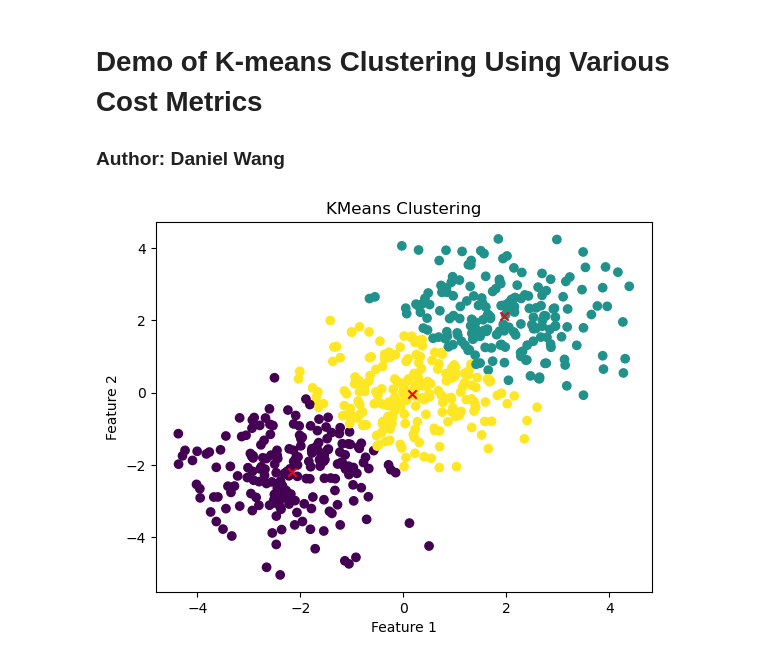
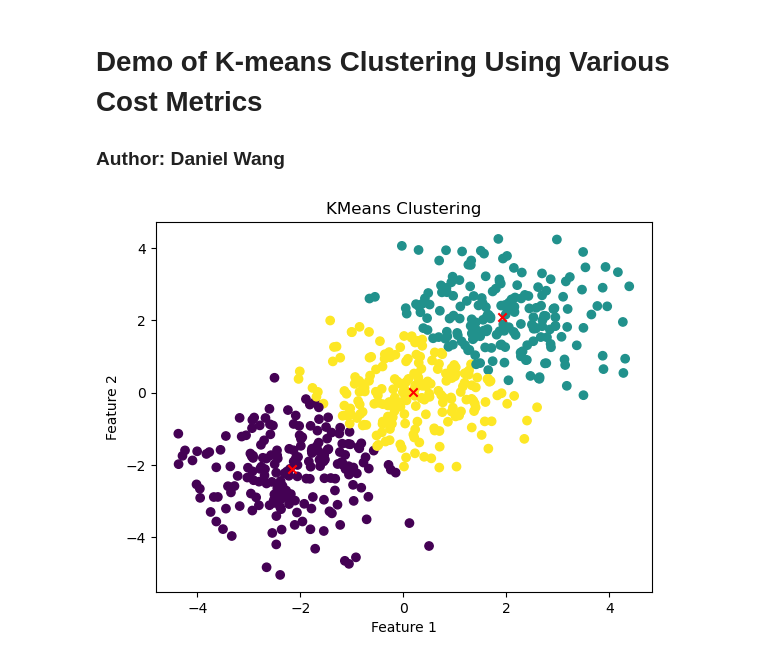
Before and after one commit to KataTech/OTFactorDiscovery, a Jupyter notebook: daniel/Clustering/demo.ipynb, the cells around one changed output. Cells and saved outputs as stored; diff of their text form; code cells hidden in the pictures.

Commit message:
delete unfinished cells in notebook and switch demo argument to euclidean

```diff
--- a/daniel/Clustering/demo.ipynb
+++ b/daniel/Clustering/demo.ipynb
@@ -4,30 +4,30 @@
 # %%
 import numpy as np
 import matplotlib.pyplot as plt
 from kmeans import KMeans
 
 # Generate a synthetic dataset
 np.random.seed(0)
 n_samples = 200
 n_features = 2
 n_clusters = 3
 
 X = np.concatenate((
     np.random.randn(n_samples, n_features) + 2,
     np.random.randn(n_samples, n_features) - 2,
     np.random.randn(n_samples, n_features)
 ))
 
 # Initialize and fit KMeans
 kmeans = KMeans(n_clusters=n_clusters, max_iter=300)
-kmeans.fit(X, cost_metric='squared_euclidean')
+kmeans.fit(X, cost_metric='euclidean')
 
 # Plot the data points and centroids
 plt.scatter(X[:, 0], X[:, 1], c=kmeans.labels, cmap='viridis')
 plt.scatter(kmeans.centroids[:, 0], kmeans.centroids[:, 1], c='red', marker='x', zorder=10)
 plt.title("KMeans Clustering")
 plt.xlabel("Feature 1")
 plt.ylabel("Feature 2")
 plt.show()
 # %% [output]
-[figure, old version]
+[figure, new version]
```
Also changed, not shown: parts of 2 cells of this notebook, 4 other files.
